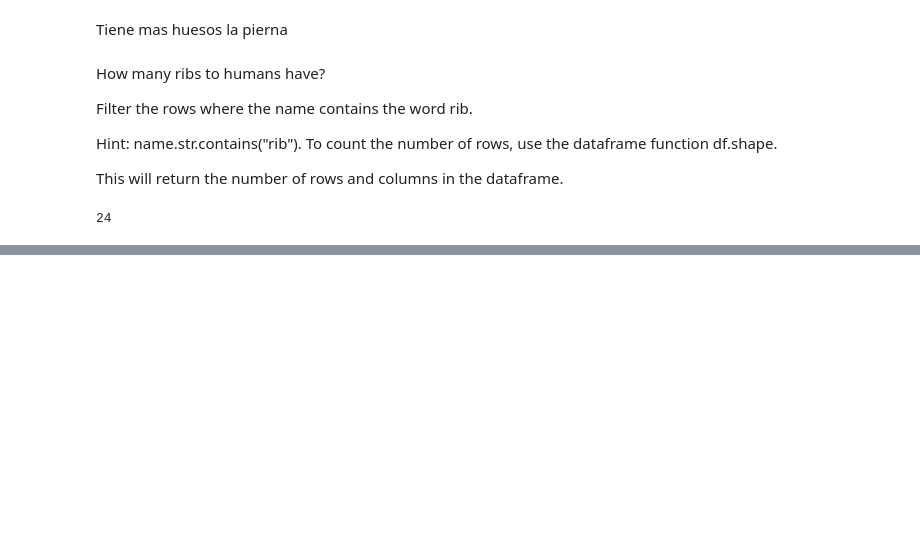
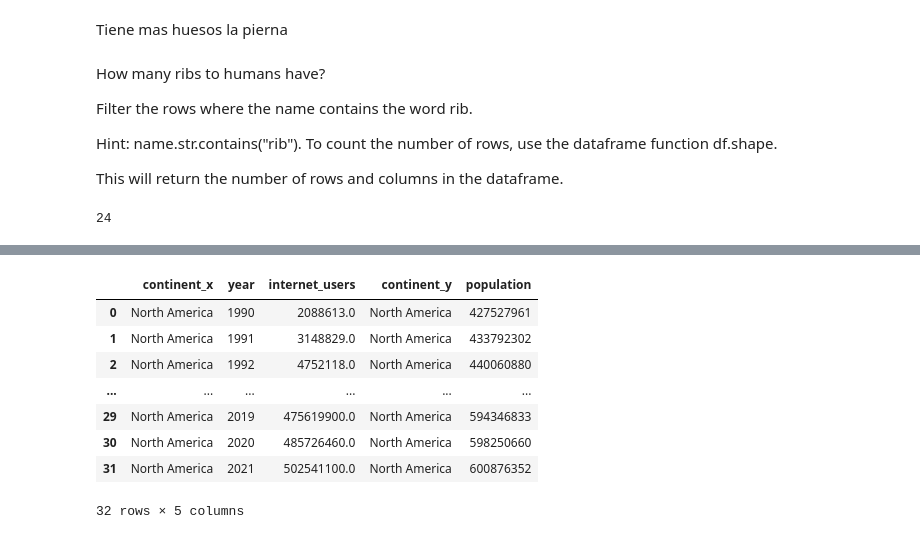
Before and after one commit to vidalesdavid/mineria_de_datos, a Jupyter notebook: Mineria_de_datos_183060.ipynb, the cells around one changed output, grey strips where cells are left out. Cells and saved outputs as stored; diff of their text form; code cells hidden in the pictures; blank space fills up the shorter version.

```diff
--- a/Mineria_de_datos_183060.ipynb
+++ b/Mineria_de_datos_183060.ipynb
@@ -931,0 +1050,5 @@ ribs_count
+# %%
+pop_NorthAmerica = population_by_continent.query('continent == "North America"')
+int_NorthAmerica = internet_users_by_continent.query('continent == "North America"')
+
+pop_NorthAmerica
@@ -931,0 +1077,13 @@ ribs_count
+# %%
+pop_int_NorthAmerica = int_NorthAmerica.merge(pop_NorthAmerica,on = 'year', how = 'left')
+pop_int_NorthAmerica
+# %% [output]
+|  | continent_x | year | internet_users | continent_y | population |
+| 0 | North America | 1990 | 2088613.0 | North America | 427527961 |
+| 1 | North America | 1991 | 3148829.0 | North America | 433792302 |
+| 2 | North America | 1992 | 4752118.0 | North America | 440060880 |
+| ... | ... | ... | ... | ... | ... |
+| 29 | North America | 2019 | 475619900.0 | North America | 594346833 |
+| 30 | North America | 2020 | 485726460.0 | North America | 598250660 |
+| 31 | North America | 2021 | 502541100.0 | North America | 600876352 |
+32 rows × 5 columns
```
Also changed, not shown: parts of 17 cells of this notebook.
